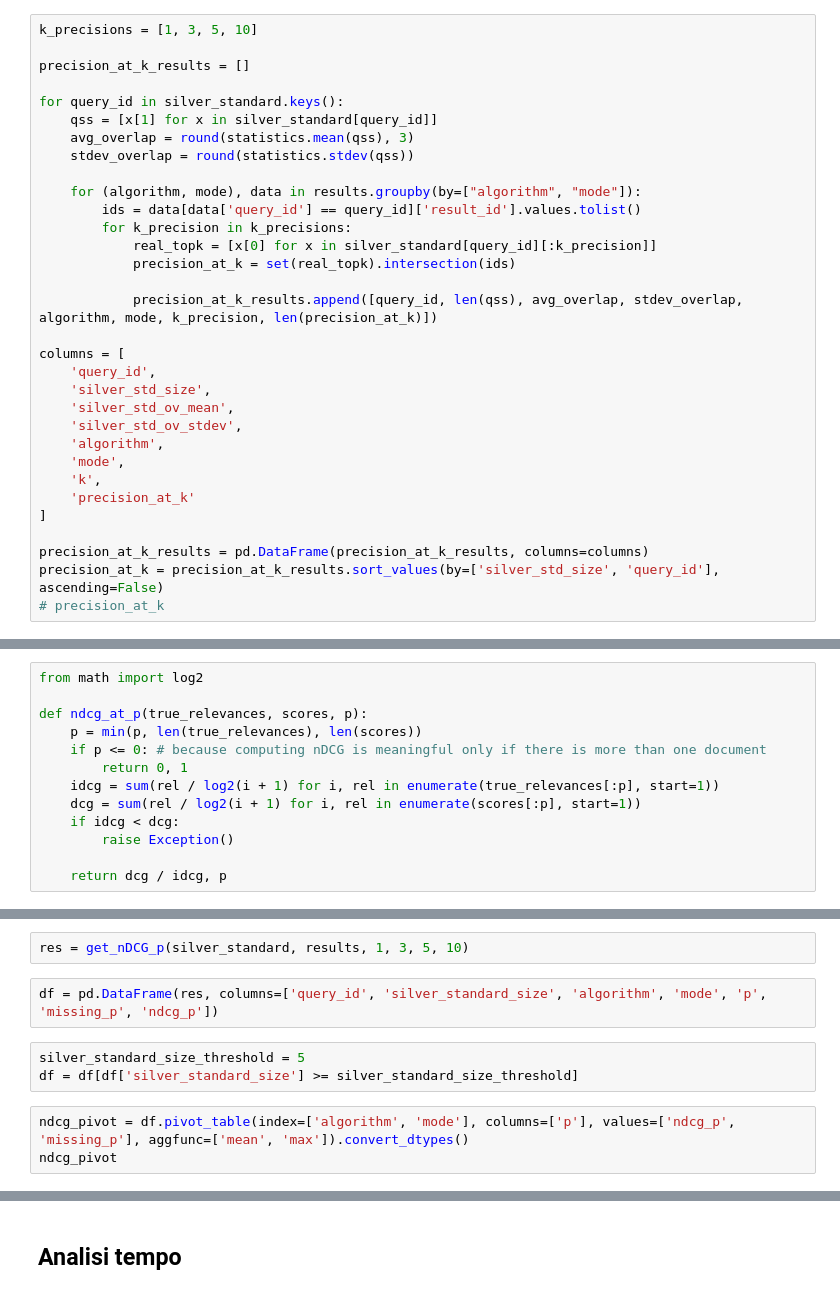
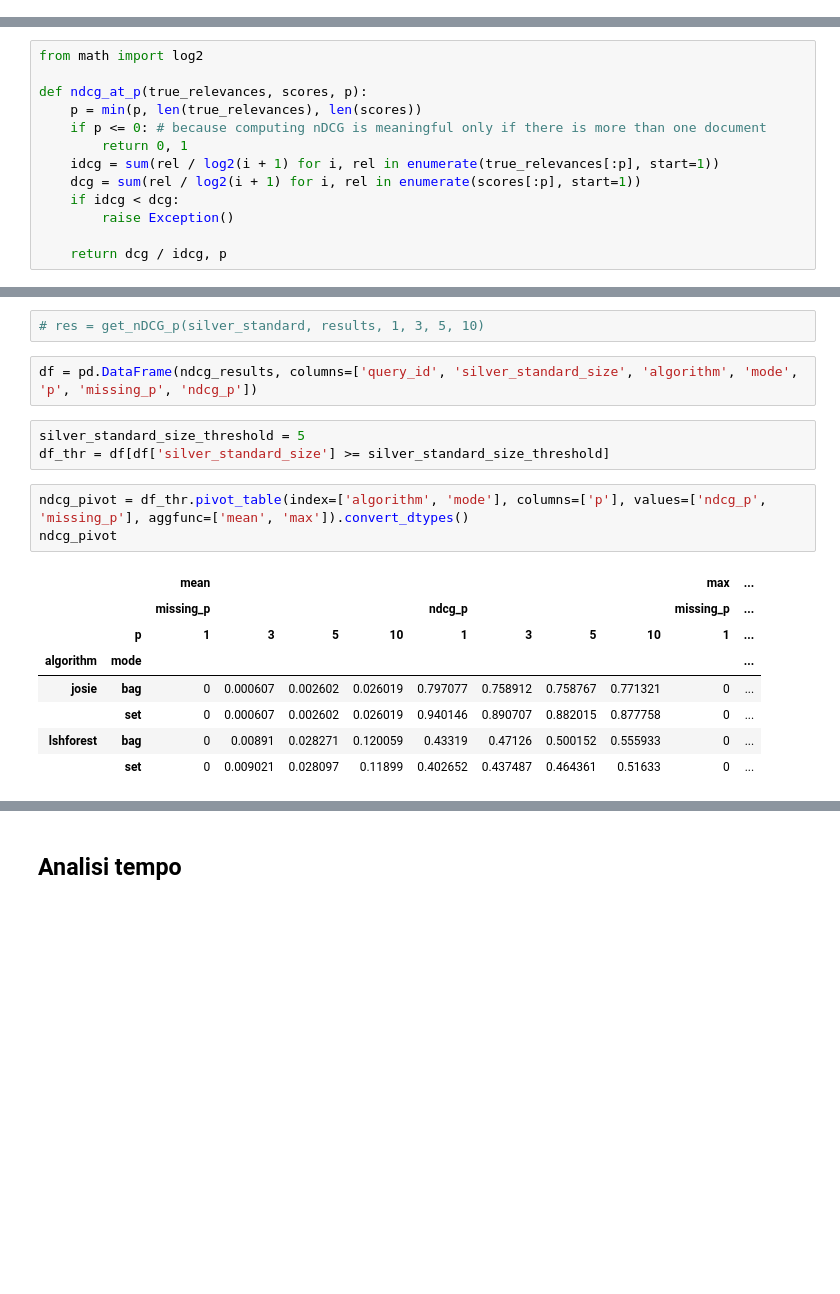
Before and after one commit to nanni00/datalake-table-finder, a Jupyter notebook: experiments/main/analysis.ipynb, the cells around one changed output, grey strips where cells are left out. Cells and saved outputs as stored; diff of their text form; blank space fills up the shorter version.

```diff
--- a/experiments/main/analysis.ipynb
+++ b/experiments/main/analysis.ipynb
@@ -103,35 +230,3 @@ for query_id in silver_standard.keys():
 # %% [markdown]
 ## Precision at p - $P@p$
 Corresponds to the number of relevant results among the top $p$ retrieved documents. Fails to take into account the positions of the relevant documents among the top $p$.Another shortcoming is that on a query with fewer relevant results than $p$, even a perfect system will have a score less than 1.
-# %%
-k_precisions = [1, 3, 5, 10]
-
-precision_at_k_results = []
-
-for query_id in silver_standard.keys():
-    qss = [x[1] for x in silver_standard[query_id]]
-    avg_overlap = round(statistics.mean(qss), 3)
-    stdev_overlap = round(statistics.stdev(qss))
-
-    for (algorithm, mode), data in results.groupby(by=["algorithm", "mode"]):
-        ids = data[data['query_id'] == query_id]['result_id'].values.tolist()
-        for k_precision in k_precisions:
-            real_topk = [x[0] for x in silver_standard[query_id][:k_precision]]
-            precision_at_k = set(real_topk).intersection(ids)
-
-            precision_at_k_results.append([query_id, len(qss), avg_overlap, stdev_overlap, algorithm, mode, k_precision, len(precision_at_k)])
-
-columns = [
-    'query_id',
-    'silver_std_size',
-    'silver_std_ov_mean',
-    'silver_std_ov_stdev',
-    'algorithm',
-    'mode',
-    'k',
-    'precision_at_k'
-]
-
-precision_at_k_results = pd.DataFrame(precision_at_k_results, columns=columns)
-precision_at_k = precision_at_k_results.sort_values(by=['silver_std_size', 'query_id'], ascending=False)
-# precision_at_k
@@ -191,11 +473,20 @@ def get_nDCG_p(silver_standard:defaultdict[int:list[tuple[int,int]]], results:pd
 # %%
-res = get_nDCG_p(silver_standard, results, 1, 3, 5, 10)
+# res = get_nDCG_p(silver_standard, results, 1, 3, 5, 10)
 # %%
-df = pd.DataFrame(res, columns=['query_id', 'silver_standard_size', 'algorithm', 'mode', 'p', 'missing_p', 'ndcg_p'])
+df = pd.DataFrame(ndcg_results, columns=['query_id', 'silver_standard_size', 'algorithm', 'mode', 'p', 'missing_p', 'ndcg_p'])
 # %%
 silver_standard_size_threshold = 5
-df = df[df['silver_standard_size'] >= silver_standard_size_threshold]
+df_thr = df[df['silver_standard_size'] >= silver_standard_size_threshold]
 # %%
-ndcg_pivot = df.pivot_table(index=['algorithm', 'mode'], columns=['p'], values=['ndcg_p', 'missing_p'], aggfunc=['mean', 'max']).convert_dtypes()
+ndcg_pivot = df_thr.pivot_table(index=['algorithm', 'mode'], columns=['p'], values=['ndcg_p', 'missing_p'], aggfunc=['mean', 'max']).convert_dtypes()
 ndcg_pivot
+# %% [output]
+|  |  | mean |  |  |  |  |  |  |  | max | ... |
+|  |  | missing_p |  |  |  | ndcg_p |  |  |  | missing_p | ... |
+|  | p | 1 | 3 | 5 | 10 | 1 | 3 | 5 | 10 | 1 | ... |
+| algorithm | mode |  |  |  |  |  |  |  |  |  | ... |
+| josie | bag | 0 | 0.000607 | 0.002602 | 0.026019 | 0.797077 | 0.758912 | 0.758767 | 0.771321 | 0 | ... |
+|  | set | 0 | 0.000607 | 0.002602 | 0.026019 | 0.940146 | 0.890707 | 0.882015 | 0.877758 | 0 | ... |
+| lshforest | bag | 0 | 0.00891 | 0.028271 | 0.120059 | 0.43319 | 0.47126 | 0.500152 | 0.555933 | 0 | ... |
+|  | set | 0 | 0.009021 | 0.028097 | 0.11899 | 0.402652 | 0.437487 | 0.464361 | 0.51633 | 0 | ... |
 # %%
```
Also changed, not shown: parts of 33 cells of this notebook, 10 other files.
